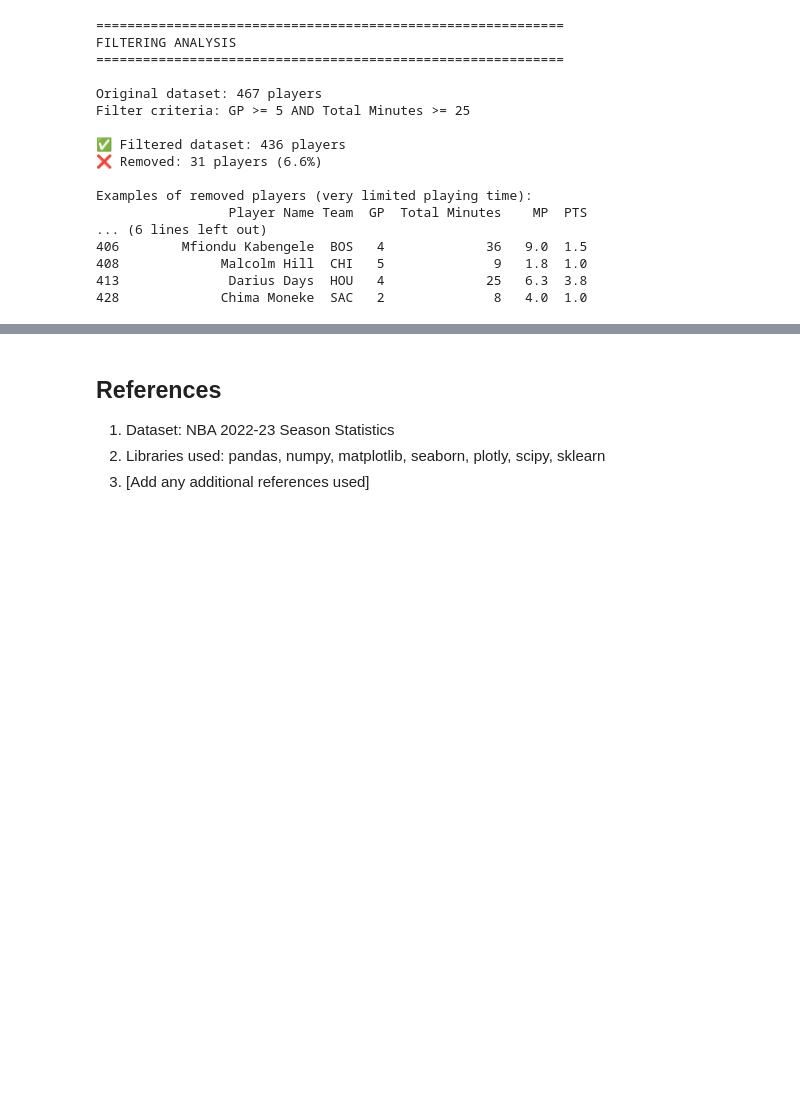
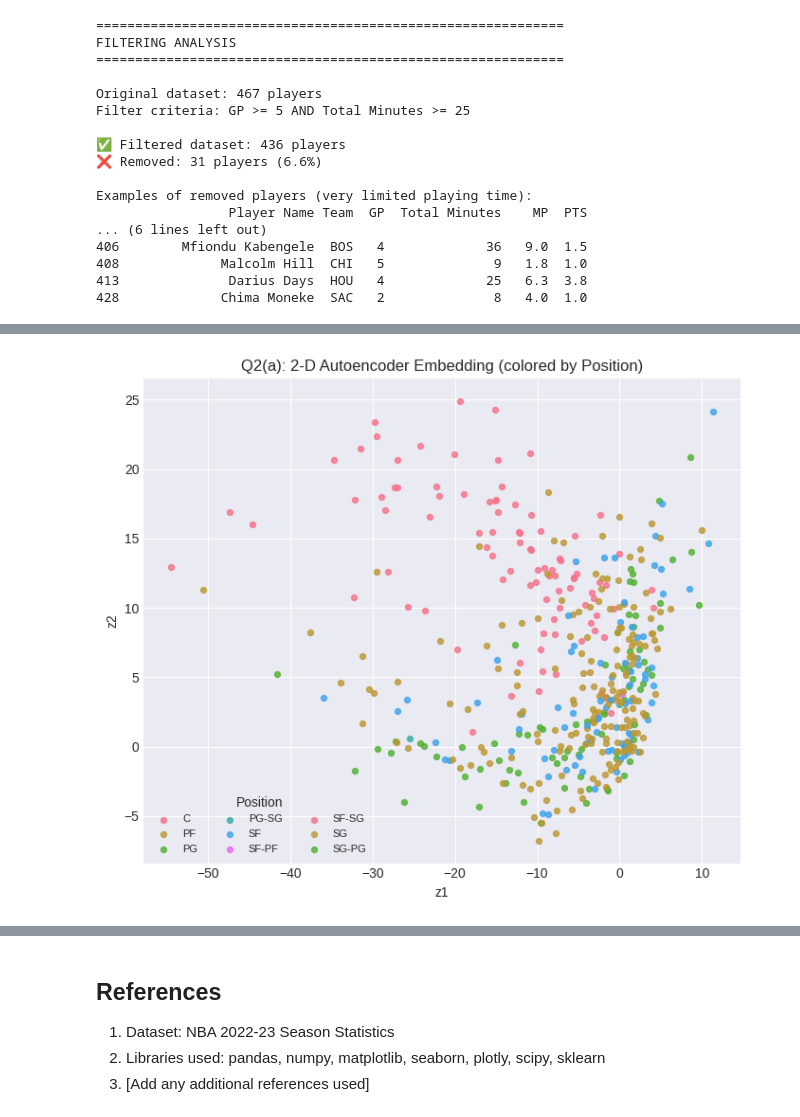
Before and after one commit to SeanMz28/IDVE_assignment2, a Jupyter notebook: assignment2.ipynb, the cells around one changed output, grey strips where cells are left out. Cells and saved outputs as stored; diff of their text form; code cells hidden in the pictures; blank space fills up the shorter version.

```diff
--- a/assignment2.ipynb
+++ b/assignment2.ipynb
@@ -337,0 +853,23 @@ Summarize the main insights from your analysis and their implications.
+# %%
+# Build 2-D codes for the filtered dataset
+with torch.no_grad():
+    X_all_s = scaler.transform(X)  # from your cleaned df_model
+    Z2 = []
+    for i in range(0, len(X_all_s), BATCH_SIZE):
+        batch = torch.tensor(X_all_s[i:i+BATCH_SIZE], dtype=torch.float32, device=DEVICE)
+        Z2.append(model_2d.encoder(batch).cpu().numpy())
+    Z2 = np.vstack(Z2)  # shape (n_players_filtered, 2)
+
+# Make a matplotlib scatter (renders nicely to PDF)
+import matplotlib.pyplot as plt
+fig, ax = plt.subplots(figsize=(7,6))
+pos = (df_filtered['Position'] if 'df_filtered' in globals() and 'Position' in df_filtered.columns
+       else df['Position']).reset_index(drop=True)
+for p in sorted(pos.unique()):
+    m = (pos == p).values
+    ax.scatter(Z2[m,0], Z2[m,1], s=18, label=p, alpha=0.8)
+ax.set_title('Q2(a): 2-D Autoencoder Embedding (colored by Position)')
+ax.set_xlabel('z1'); ax.set_ylabel('z2'); ax.legend(title='Position', ncols=3, fontsize=8)
+plt.tight_layout()
+# %% [output]
+[figure, added]
```
Also changed, not shown: parts of 15 cells of this notebook.
